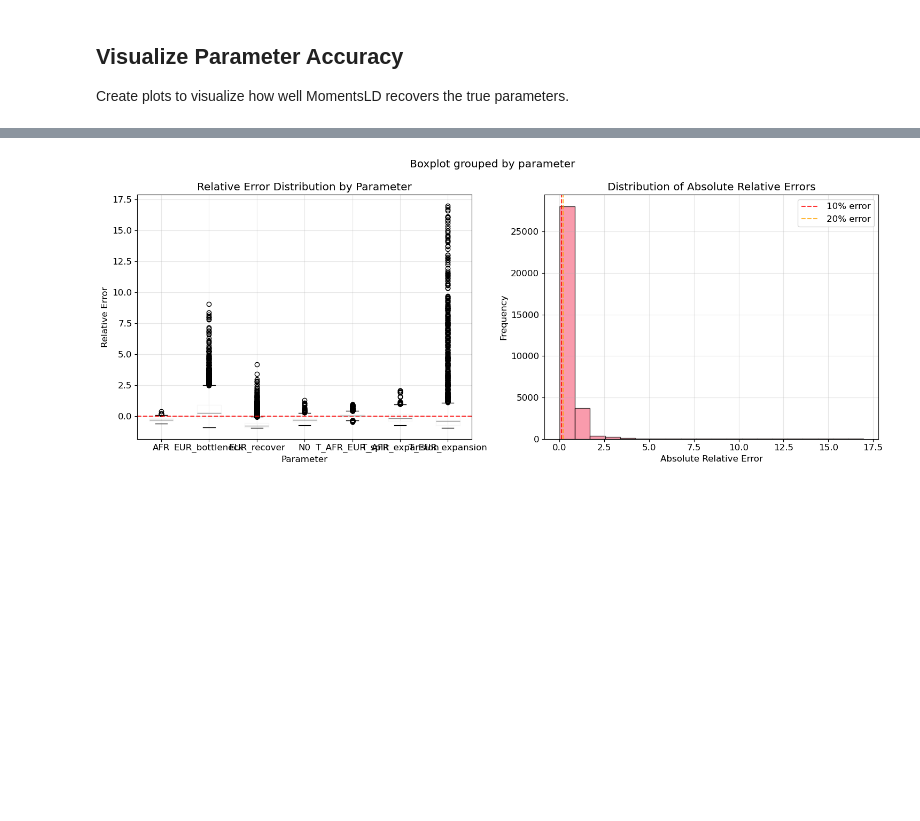
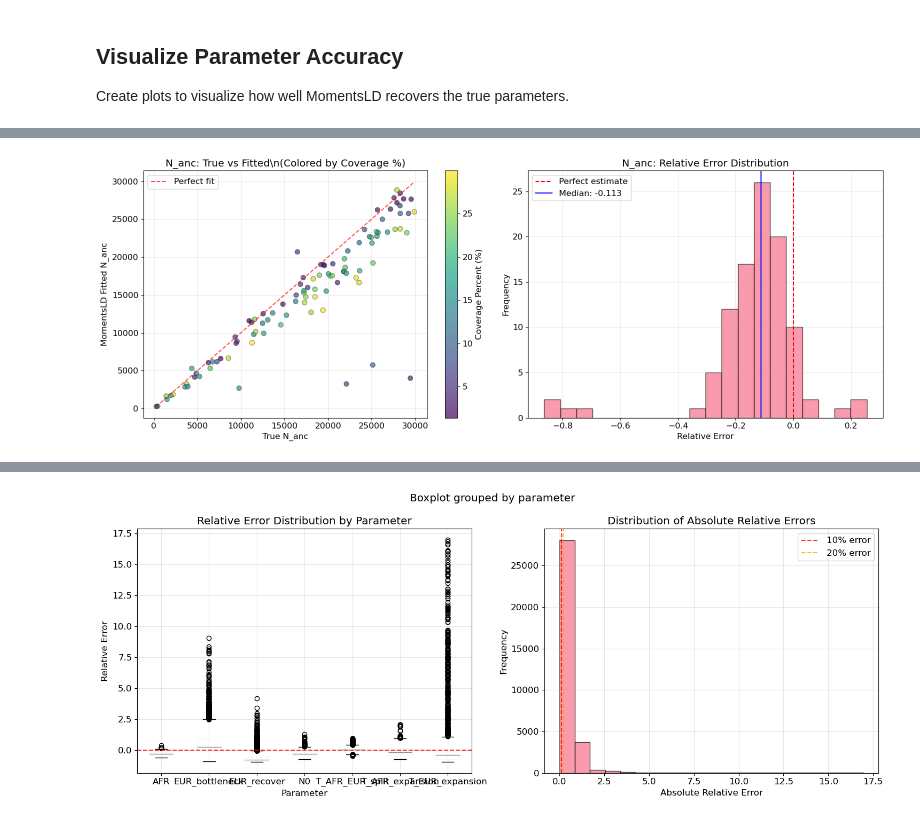
Before and after one commit to ak1376/Infer_Demography, a Jupyter notebook: notebooks/momentsld_parameter_analysis.ipynb, the cells around one changed output, grey strips where cells are left out. Cells and saved outputs as stored; diff of their text form; code cells hidden in the pictures; blank space fills up the shorter version.

```diff
--- a/notebooks/momentsld_parameter_analysis.ipynb
+++ b/notebooks/momentsld_parameter_analysis.ipynb
@@ -380,0 +485,98 @@ else:
+# %%
+def plot_parameter_with_coverage(df, param_name):
+    """Plot ground truth vs estimated for a parameter, colored by coverage percentage."""
+    param_data = df[df['parameter'] == param_name].copy()
+
+    if len(param_data) == 0:
+        print(f"No data for parameter {param_name}")
+        return
+
+    fig, (ax1, ax2) = plt.subplots(1, 2, figsize=(16, 6))
+
+    # Scatter plot colored by coverage
+    coverage = param_data['coverage_percent']
+
+    # Handle case where some coverage data might be missing
+    valid_coverage = coverage.notna()
+
+    if valid_coverage.sum() > 0:
+        # Plot points with coverage data
+        scatter = ax1.scatter(param_data[valid_coverage]['true_value'],
+                            param_data[valid_coverage]['fitted_value'],
+                            c=coverage[valid_coverage],
+                            cmap='viridis', alpha=0.7, s=50,
+                            edgecolors='black', linewidth=0.5)
+
+        # Add colorbar
+        cbar = plt.colorbar(scatter, ax=ax1)
+        cbar.set_label('Coverage Percent (%)')
+
+        # Plot points without coverage data in gray (if any)
+        if valid_coverage.sum() < len(param_data):
+            ax1.scatter(param_data[~valid_coverage]['true_value'],
+                       param_data[~valid_coverage]['fitted_value'],
+                       c='gray', alpha=0.5, s=50,
+                       edgecolors='black', linewidth=0.5,
+                       label='No coverage data')
+    else:
+        # If no coverage data available, plot all in single color
+        ax1.scatter(param_data['true_value'], param_data['fitted_value'],
+                   alpha=0.6, s=50, edgecolors='black', linewidth=0.5)
+
+    # Identity line
+    min_val = min(param_data['true_value'].min(), param_data['fitted_value'].min())
+    max_val = max(param_data['true_value'].max(), param_data['fitted_value'].max())
+    ax1.plot([min_val, max_val], [min_val, max_val], 'r--', alpha=0.7, label='Perfect fit')
+
+    ax1.set_xlabel(f'True {param_name}')
+    ax1.set_ylabel(f'MomentsLD Fitted {param_name}')
+    ax1.set_title(f'{param_name}: True vs Fitted\\n(Colored by Coverage %)')
+    ax1.legend()
+    ax1.grid(True, alpha=0.3)
+
+    # Error histogram
+    param_data['relative_error'] = (param_data['fitted_value'] - param_data['true_value']) / param_data['true_value']
+    valid_errors = param_data['relative_error'].dropna()
+
+    if len(valid_errors) > 0:
+        ax2.hist(valid_errors, bins=20, alpha=0.7, edgecolor='black')
+        ax2.axvline(0, color='red', linestyle='--', label='Perfect estimate')
+        ax2.axvline(valid_errors.median(), color='blue', linestyle='-',
+                   label=f'Median: {valid_errors.median():.3f}')
+
+    ax2.set_xlabel('Relative Error')
+    ax2.set_ylabel('Frequency')
+    ax2.set_title(f'{param_name}: Relative Error Distribution')
+    ax2.legend()
+    ax2.grid(True, alpha=0.3)
+
+    plt.tight_layout()
+    plt.show()
+
+    # Statistics
+    if len(param_data) > 0:
+        corr = param_data['true_value'].corr(param_data['fitted_value'])
+        rmse = np.sqrt(((param_data['fitted_value'] - param_data['true_value'])**2).mean())
+        print(f"\\n{param_name} Statistics:")
+        print(f"  Estimates: {len(param_data)}")
+        print(f"  Correlation: {corr:.4f}")
+        print(f"  RMSE: {rmse:.4f}")
+        if len(valid_errors) > 0:
+            print(f"  Mean relative error: {valid_errors.mean():.4f}")
+            print(f"  Std relative error: {valid_errors.std():.4f}")
+
+        # Coverage-related statistics
+        coverage_valid = param_data['coverage_percent'].notna()
+        if coverage_valid.sum() > 0:
+            print(f"  Coverage range: {param_data['coverage_percent'].min():.1f}% - {param_data['coverage_percent'].max():.1f}%")
+            print(f"  Mean coverage: {param_data['coverage_percent'].mean():.1f}%")
+
+# Example usage: Plot each parameter individually with coverage coloring
+if not comparison_df.empty:
+    print("Plotting individual parameters with coverage coloring...")
+    print("="*60)
+
+    for param in comparison_df['parameter'].unique():
+        plot_parameter_with_coverage(comparison_df, param)
+        print("\\n" + "-"*40 + "\\n")
+# %% [output]
@@ -380,0 +585 @@ else:
+[figure, added]
```
Also changed, not shown: parts of 14 cells of this notebook, 17 other files.
